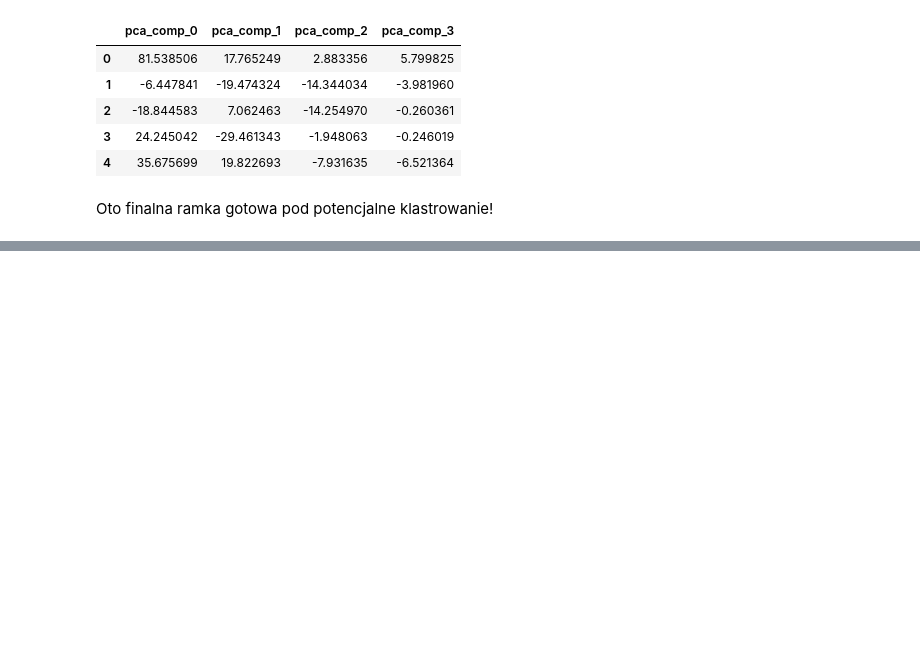
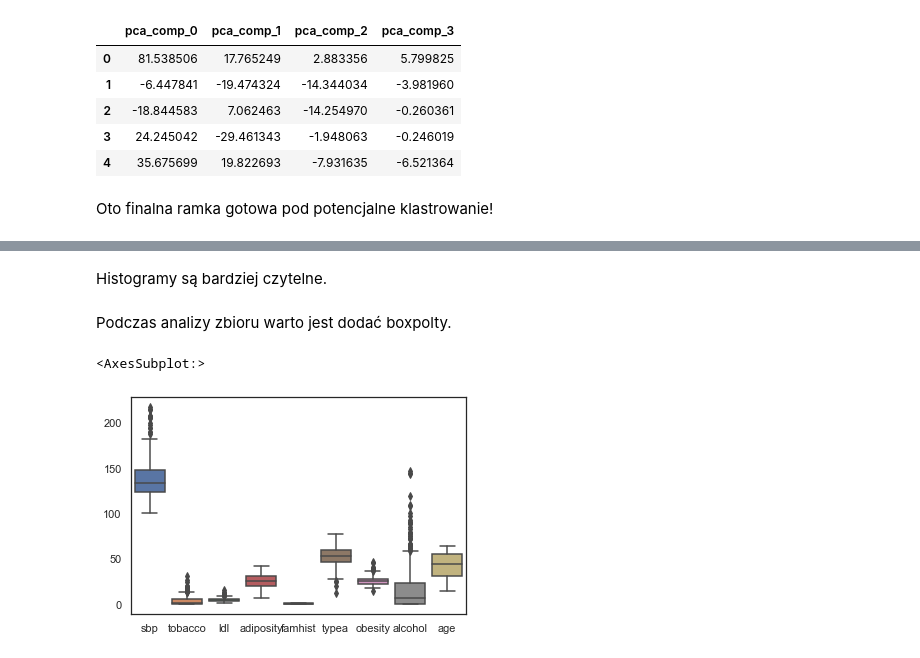
Before and after one commit to wi1lku/Introduction-to-machine-learning-, a Jupyter notebook: hw6/PD6_build.ipynb, the cells around one changed output, grey strips where cells are left out. Cells and saved outputs as stored; diff of their text form; code cells hidden in the pictures; blank space fills up the shorter version.

```diff
--- a/hw6/PD6_build.ipynb
+++ b/hw6/PD6_build.ipynb
@@ -248,0 +261,9 @@ Oto finalna ramka gotowa pod potencjalne klastrowanie!
+# %% [markdown]
+Histogramy są bardziej czytelne.
+# %% [markdown]
+Podczas analizy zbioru warto jest dodać boxpolty.
+# %%
+sns.boxplot(data=X)
+# %% [output]
+<AxesSubplot:>
+[figure, added]
```
Also changed, not shown: parts of 24 cells of this notebook.
